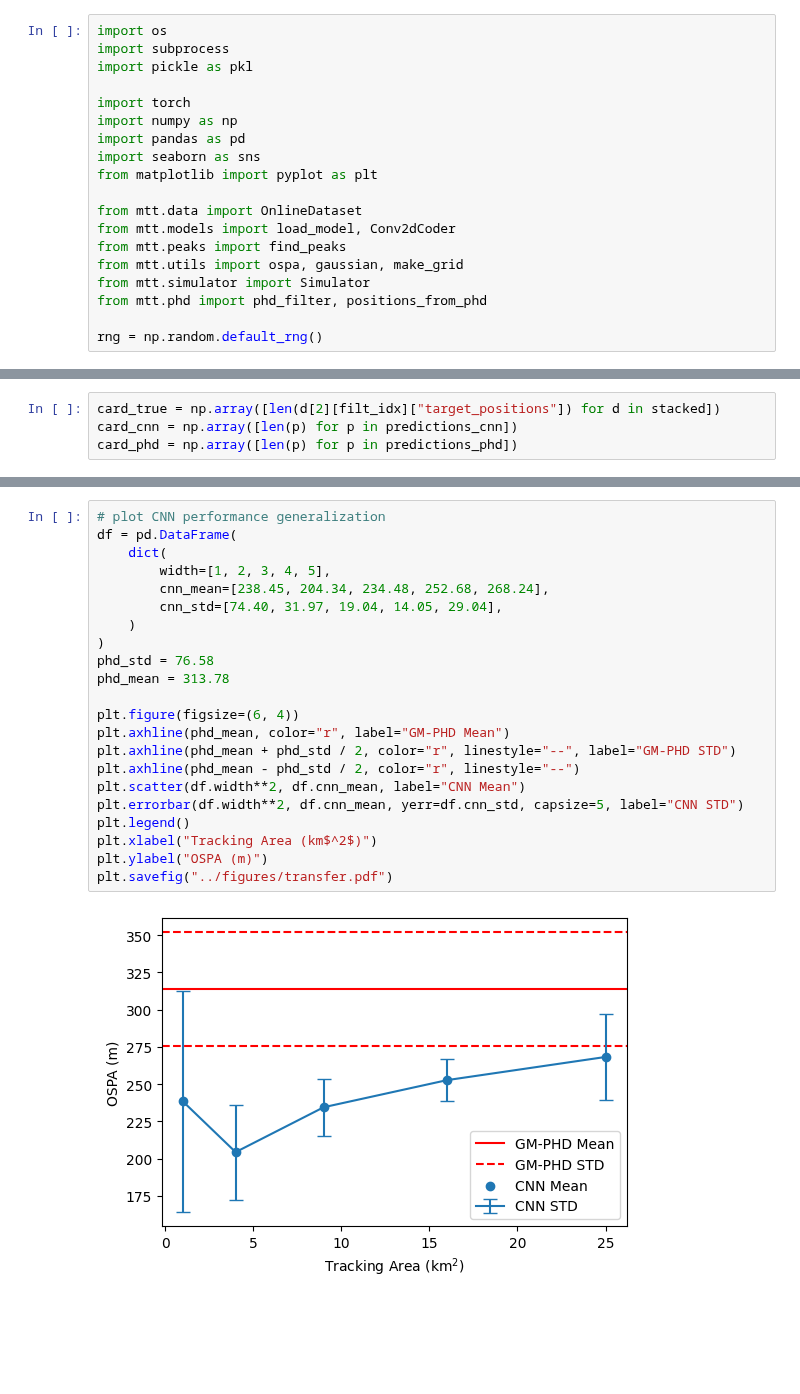
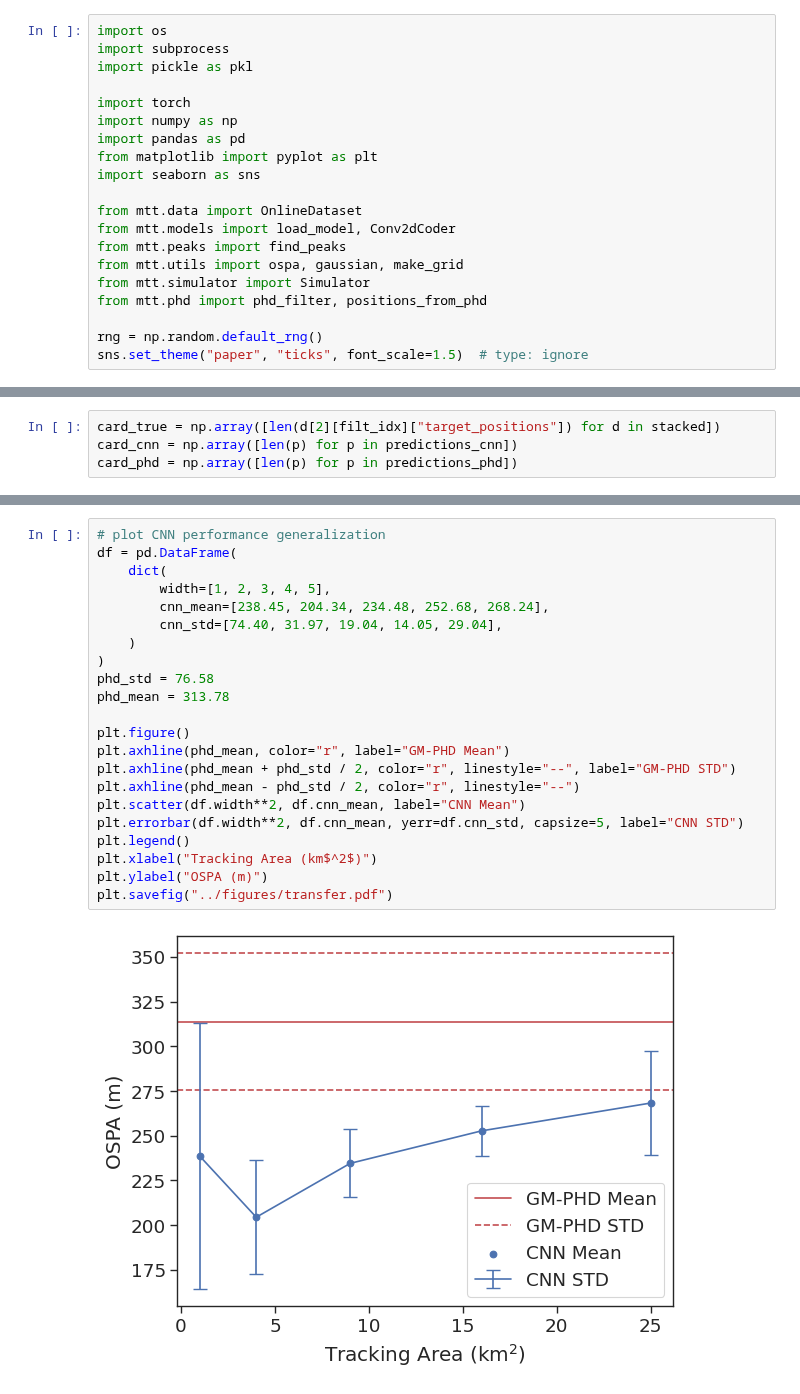
Before and after one commit to Damowerko/mtt, a Jupyter notebook: scripts/evaluate.ipynb, the cells around one changed output, grey strips where cells are left out. Cells and saved outputs as stored; diff of their text form; blank space fills up the shorter version.

```diff
--- a/scripts/evaluate.ipynb
+++ b/scripts/evaluate.ipynb
@@ -10,8 +10,8 @@ import pickle as pkl
 import torch
 import numpy as np
 import pandas as pd
+from matplotlib import pyplot as plt
 import seaborn as sns
-from matplotlib import pyplot as plt
 
 from mtt.data import OnlineDataset
 from mtt.models import load_model, Conv2dCoder
@@ -21,6 +21,7 @@ from mtt.simulator import Simulator
 from mtt.phd import phd_filter, positions_from_phd
 
 rng = np.random.default_rng()
+sns.set_theme("paper", "ticks", font_scale=1.5)  # type: ignore
 # %%
 scale = 1
 
@@ -141,24 +144,24 @@ plt.savefig("../figures/ospa.png")
 # %%
 # plot CNN performance generalization
 df = pd.DataFrame(
     dict(
         width=[1, 2, 3, 4, 5],
         cnn_mean=[238.45, 204.34, 234.48, 252.68, 268.24],
         cnn_std=[74.40, 31.97, 19.04, 14.05, 29.04],
     )
 )
 phd_std = 76.58
 phd_mean = 313.78
 
-plt.figure(figsize=(6, 4))
+plt.figure()
 plt.axhline(phd_mean, color="r", label="GM-PHD Mean")
 plt.axhline(phd_mean + phd_std / 2, color="r", linestyle="--", label="GM-PHD STD")
 plt.axhline(phd_mean - phd_std / 2, color="r", linestyle="--")
 plt.scatter(df.width**2, df.cnn_mean, label="CNN Mean")
 plt.errorbar(df.width**2, df.cnn_mean, yerr=df.cnn_std, capsize=5, label="CNN STD")
 plt.legend()
 plt.xlabel("Tracking Area (km$^2$)")
 plt.ylabel("OSPA (m)")
 plt.savefig("../figures/transfer.pdf")
 # %% [output]
-[figure, old version]
+[figure, new version]
```
Also changed, not shown: parts of 5 cells of this notebook, 4 other files.
